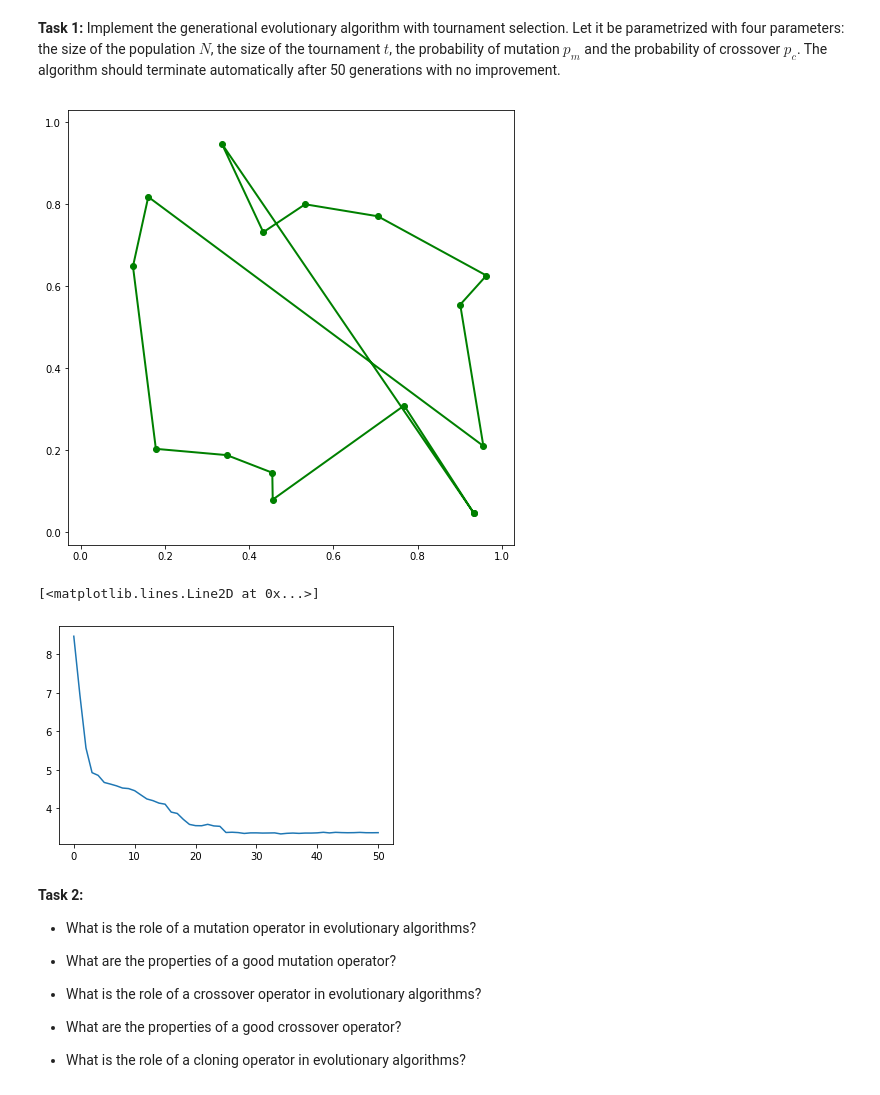
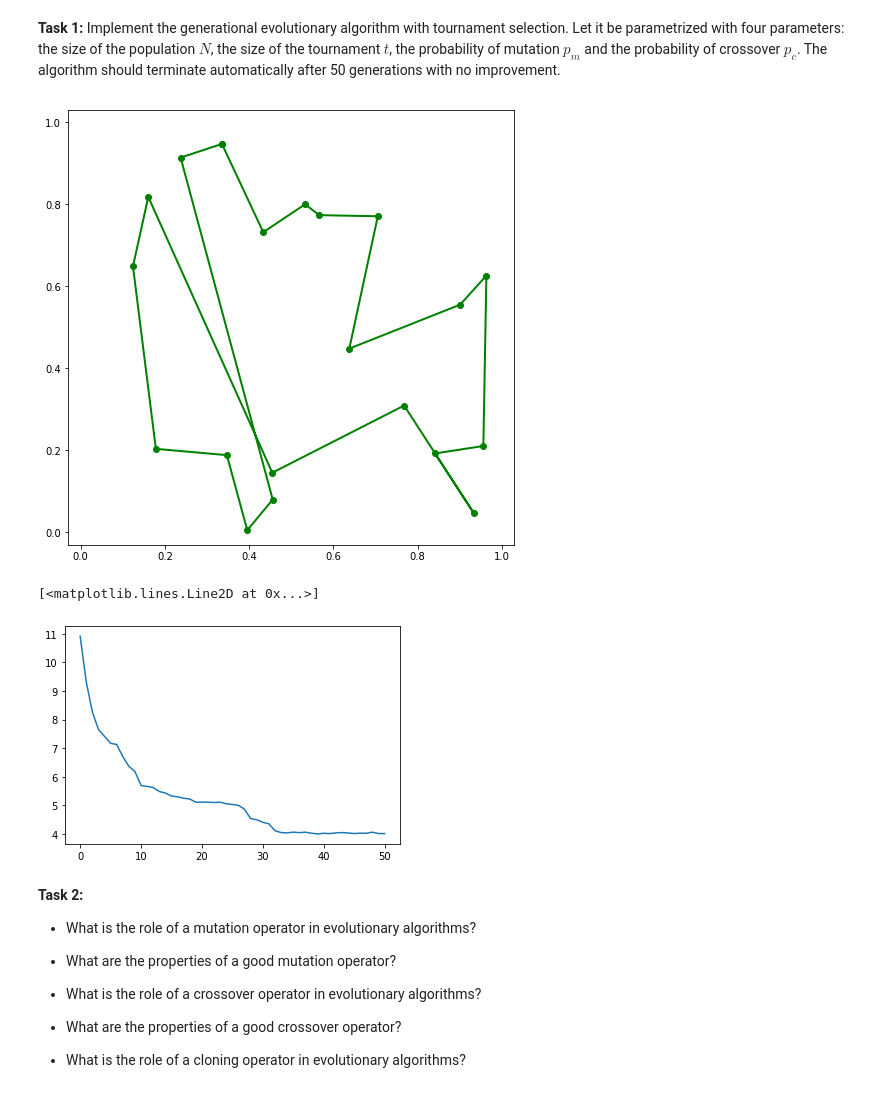
Before and after one commit to TSienki/ArtificialLife-2, a Jupyter notebook: ea.ipynb, the cells around one changed output. Saved outputs shown, nothing was run; the diff lists cells and outputs as text; code cells hidden in the pictures.

```diff
--- a/ea.ipynb
+++ b/ea.ipynb
@@ -132,22 +133,22 @@ def evolutionary_algorithm(problem, N, t, p_m, p_c):
         avg_eval.append(np.average(population_eval))
     return population, population_eval, avg_eval
 # %%
-N = 250 # population size
+N = 300 # population size
 t = 10 # size of tournament
 p_m = 0.05 # prob of mutation
 p_c = 0.05 # prob of crossover
 
-tsp = TSP(15, seed=100)
+tsp = TSP(20, seed=100)
 
 
 population, population_eval, avg_eval = evolutionary_algorithm(tsp, N, t, p_m, p_c)
 arg = np.argmax(population_eval)
 tsp.display_solution_param(population[arg])
 plt.plot(avg_eval)
 # %% [output]
-[figure, old version]
+[figure, new version]
 [<matplotlib.lines.Line2D at 0x...>]
-[figure, old version]
+[figure, new version]
 # %% [markdown]
 **Task 2:**
 
```
Also changed, not shown: parts of 5 cells of this notebook, 1 other file.
